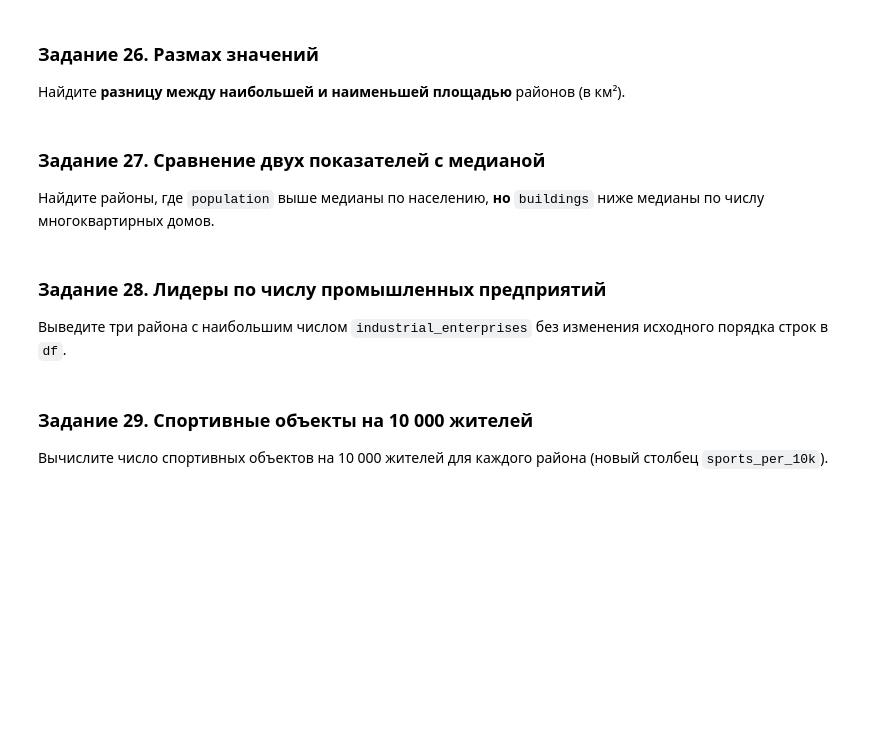
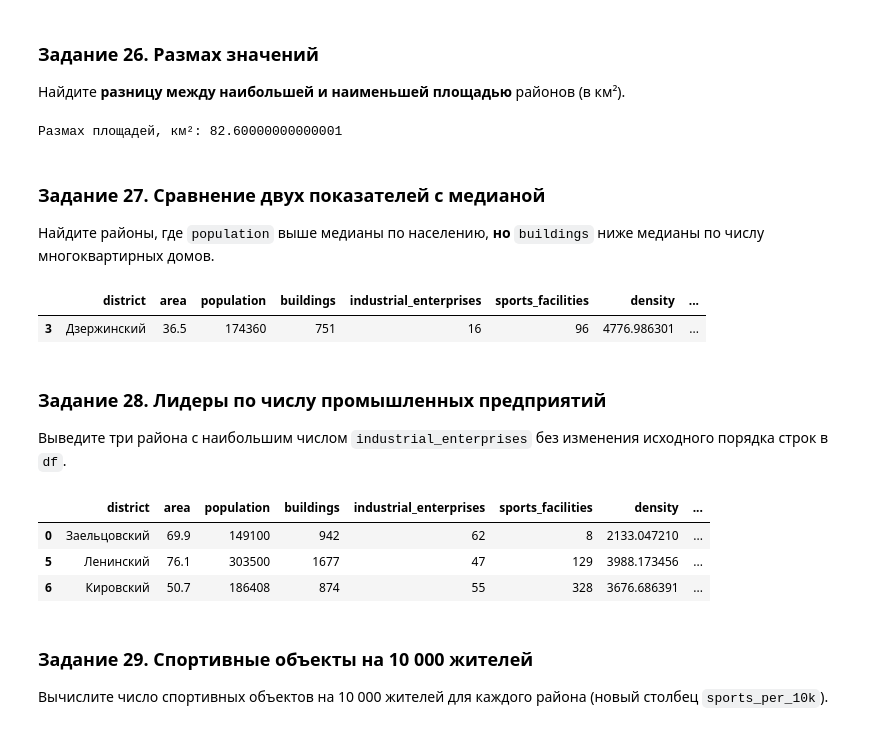
Before and after one commit to Sashaprok22/NSUTasks, a Jupyter notebook: MachineLearning/packs/8/lesson_8.ipynb, the cells around one changed output. Cells and saved outputs as stored; diff of their text form; code cells hidden in the pictures; blank space fills up the shorter version.

```diff
--- a/MachineLearning/packs/8/lesson_8.ipynb
+++ b/MachineLearning/packs/8/lesson_8.ipynb
@@ -367,4 +625,5 @@ df
 
 Вычислите **плотность населения** (чел./км²) и сохраните её в новом столбце `density`. Выведите таблицу со столбцами `district` и `density`.
 # %%
-# Ваше решение
+df['density'] = df['population'] / df['area']
+display(df[['district', 'density']])
@@ -379,4 +658,6 @@ df
 
 Создайте столбец `population_share` — **доля населения каждого района** в общей сумме населения всех районов. Доля должна быть числом от 0 до 1.
 # %%
-# Ваше решение
+df['population_share'] = df['population'] / df['population'].sum()
+display(df[['district', 'population_share']])
+print("Сумма долей:", df['population_share'].sum())
@@ -385,19 +679,31 @@ df
 
 Найдите **разницу между наибольшей и наименьшей площадью** районов (в км²).
 # %%
-# Ваше решение
+print("Размах площадей, км²:", df['area'].max() - df['area'].min())
+# %% [output]
+Размах площадей, км²: 82.60000000000001
 # %% [markdown]
 ### Задание 27. Сравнение двух показателей с медианой
 
 Найдите районы, где `population` выше медианы по населению, **но** `buildings` ниже медианы по числу многоквартирных домов.
 # %%
-# Ваше решение
+display(df.loc[(df['population'] > df['population'].median()) &
+               (df['buildings'] < df['buildings'].median())])
+# %% [output]
+|  | district | area | population | buildings | industrial_enterprises | sports_facilities | density | ... |
+| 3 | Дзержинский | 36.5 | 174360 | 751 | 16 | 96 | 4776.986301 | ... |
 # %% [markdown]
 ### Задание 28. Лидеры по числу промышленных предприятий
 
 Выведите три района с наибольшим числом `industrial_enterprises` без изменения исходного порядка строк в `df`.
 # %%
-# Ваше решение
+industrial_leaders = df.nlargest(3, 'industrial_enterprises').index
+display(df.loc[df.index.isin(industrial_leaders)])
+# %% [output]
+|  | district | area | population | buildings | industrial_enterprises | sports_facilities | density | ... |
+| 0 | Заельцовский | 69.9 | 149100 | 942 | 62 | 8 | 2133.047210 | ... |
+| 5 | Ленинский | 76.1 | 303500 | 1677 | 47 | 129 | 3988.173456 | ... |
+| 6 | Кировский | 50.7 | 186408 | 874 | 55 | 328 | 3676.686391 | ... |
 # %% [markdown]
 ### Задание 29. Спортивные объекты на 10 000 жителей
 
```
Also changed, not shown: parts of 37 cells of this notebook.
